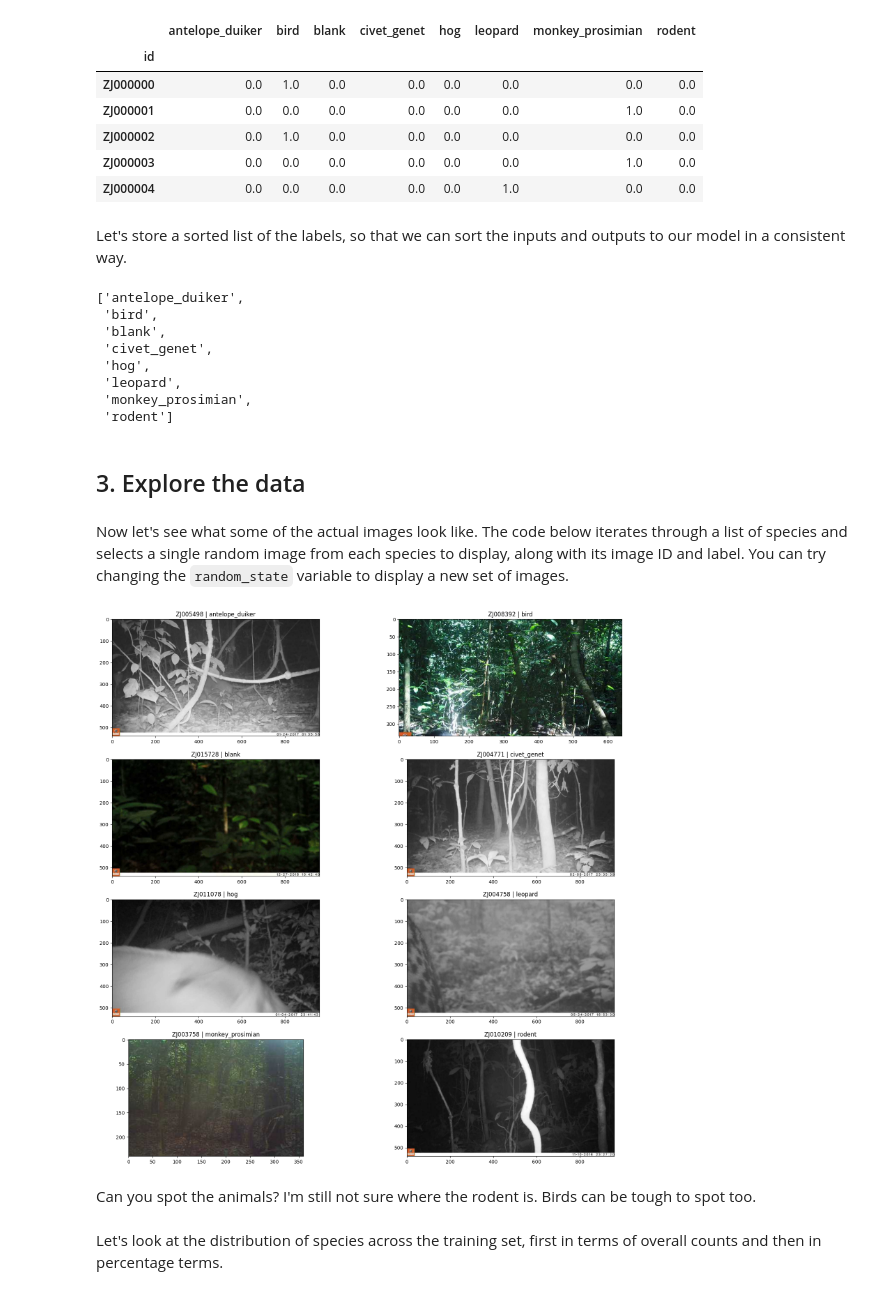
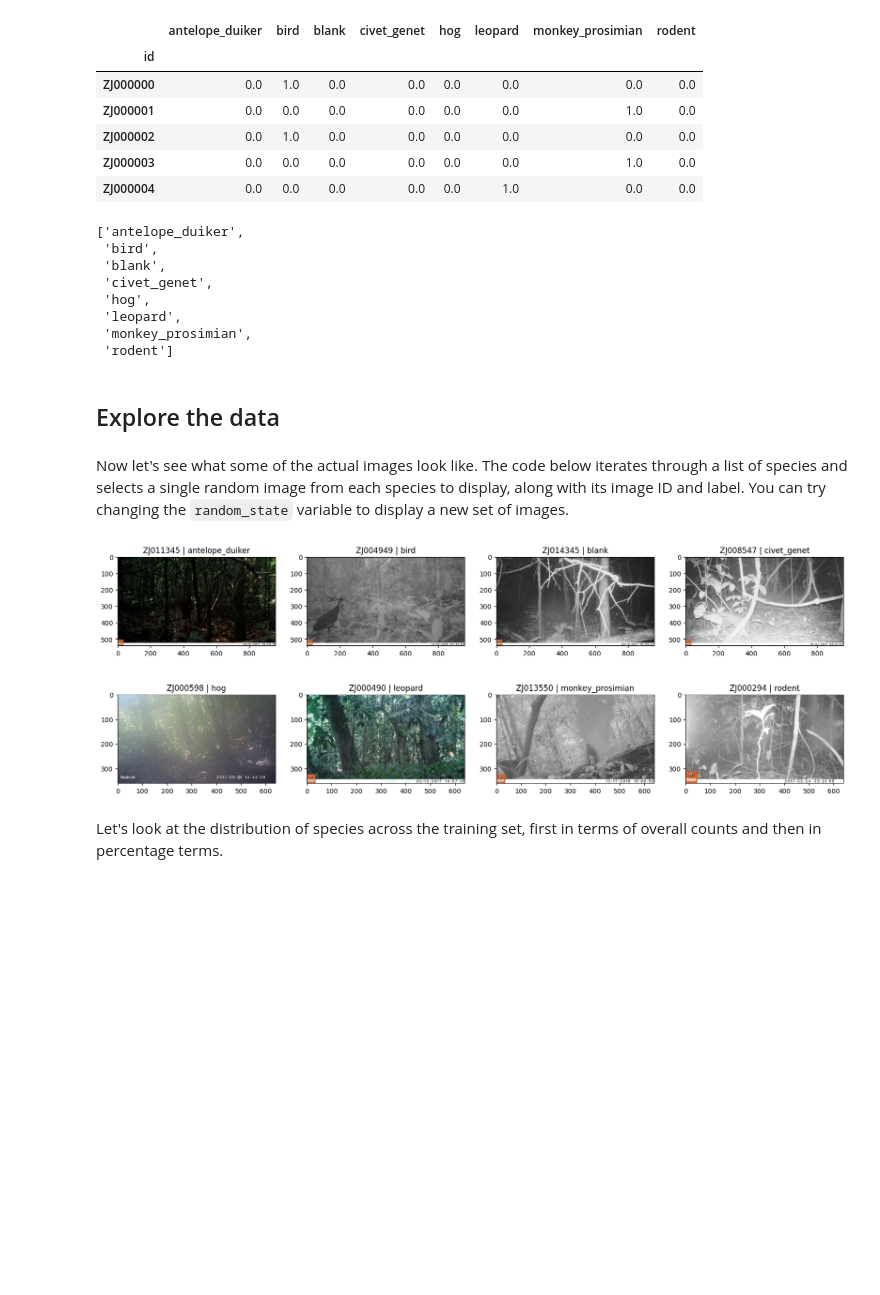
Before and after one commit to canonic-epicure/conservision, a Jupyter notebook: benchmark.ipynb, the cells around one changed output. Drawn from its saved outputs; the diff is of its cells as text; code cells hidden in the pictures; blank space fills up the shorter version.

```diff
--- a/benchmark.ipynb
+++ b/benchmark.ipynb
@@ -66,8 +64,6 @@ train_labels.head()
 | ZJ000002 | 0.0 | 1.0 | 0.0 | 0.0 | 0.0 | 0.0 | 0.0 | 0.0 |
 | ZJ000003 | 0.0 | 0.0 | 0.0 | 0.0 | 0.0 | 0.0 | 1.0 | 0.0 |
 | ZJ000004 | 0.0 | 0.0 | 0.0 | 0.0 | 0.0 | 1.0 | 0.0 | 0.0 |
-# %% [markdown]
-Let's store a sorted list of the labels, so that we can sort the inputs and outputs to our model in a consistent way.
 # %%
 species_labels = sorted(train_labels.columns.unique())
 species_labels
@@ -81,34 +77,27 @@ species_labels
  'monkey_prosimian',
  'rodent']
 # %% [markdown]
-## 3. Explore the data
+## Explore the data
 # %% [markdown]
 Now let's see what some of the actual images look like. The code below iterates through a list of species and selects a single random image from each species to display, along with its image ID and label. You can try changing the `random_state` variable to display a new set of images.
 # %%
-import matplotlib.image as mpimg
-
-random_state = 411
+random_state = 11
 
 # we'll create a grid with 8 positions, one for each label (7 species, plus blanks)
-fig, axes = plt.subplots(nrows=4, ncols=2, figsize=(20, 20))
+fig, axes = plt.subplots(nrows=2, ncols=4, figsize=(20, 7))
 
 # iterate through each species
 for species, ax in zip(species_labels, axes.flat):
     # get an image ID for this species
     img_id = (
         train_labels[train_labels.loc[:,species] == 1]
         .sample(1, random_state=random_state)
         .index[0]
     )
-    # reads the filepath and returns a numpy array
-    img = mpimg.imread(train_features.loc[img_id].filepath)
-    # plot etc
-    ax.imshow(img)
+    ax.imshow(Image.open('data/' + train_features.loc[img_id].filepath))
     ax.set_title(f"{img_id} | {species}")
 # %% [output]
-[figure, old version]
+[figure, new version]
-# %% [markdown]
-Can you spot the animals? I'm still not sure where the rodent is. Birds can be tough to spot too.
 # %% [markdown]
 Let's look at the distribution of species across the training set, first in terms of overall counts and then in percentage terms.
 # %%
```
Also changed, not shown: parts of 7 cells of this notebook, 1 other file.
